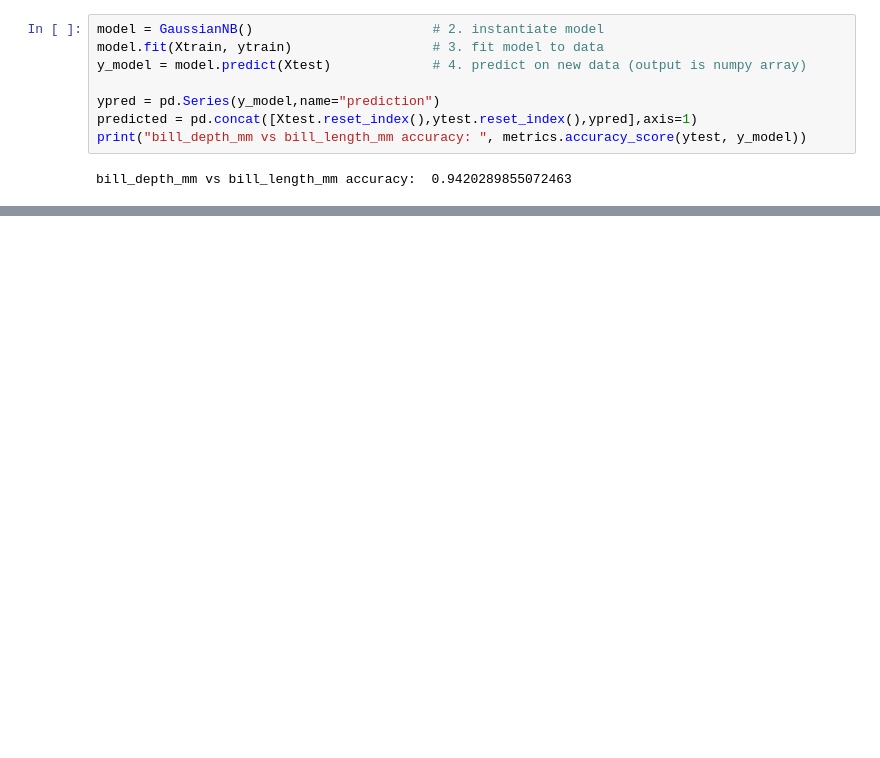
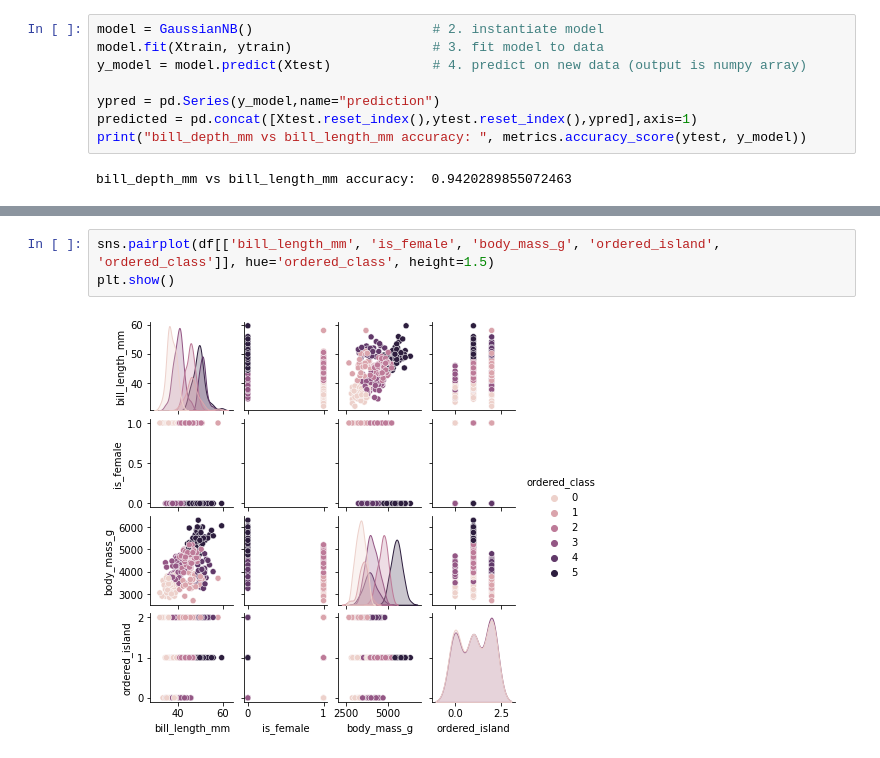
Before and after one commit to ukokuja/species-gnb_classifier, a Jupyter notebook: ex_4.ipynb, the cells around one changed output, grey strips where cells are left out. Saved outputs shown, nothing was run; the diff lists cells and outputs as text; blank space fills up the shorter version.

```diff
--- a/ex_4.ipynb
+++ b/ex_4.ipynb
@@ -147,0 +302,5 @@ bill_depth_mm vs bill_length_mm accuracy:  0.9420289855072463
+# %%
+sns.pairplot(df[['bill_length_mm', 'is_female', 'body_mass_g', 'ordered_island', 'ordered_class']], hue='ordered_class', height=1.5)
+plt.show()
+# %% [output]
+[figure, added]
```
Also changed, not shown: parts of 45 cells of this notebook.
